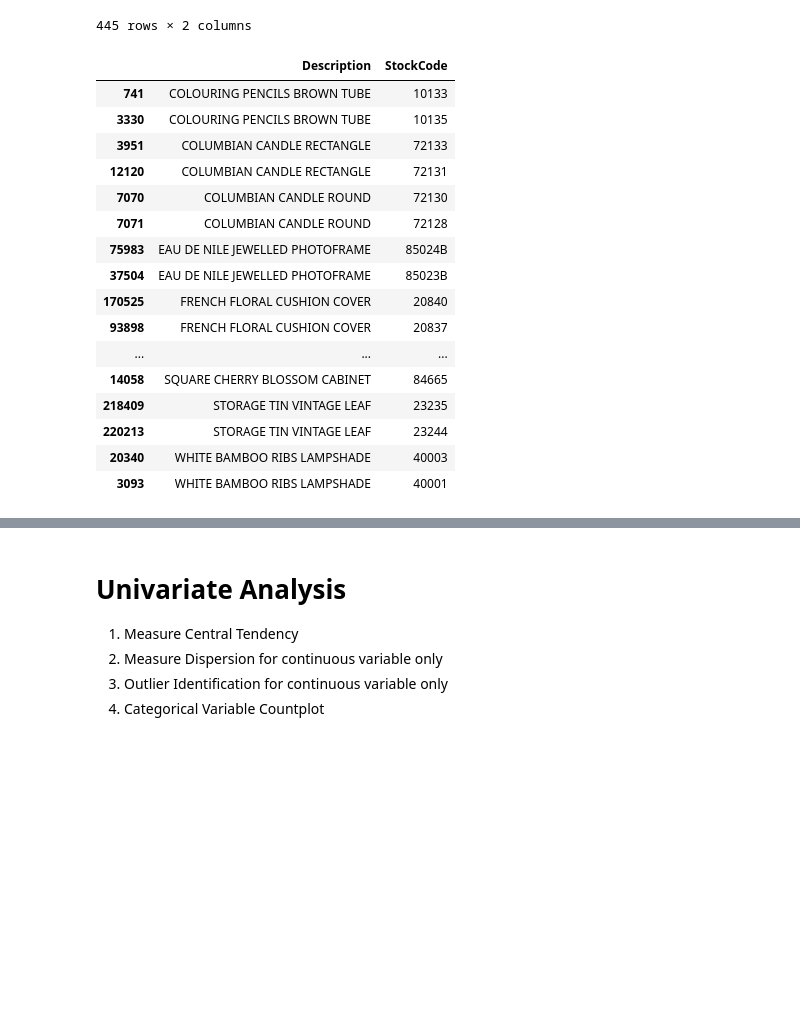
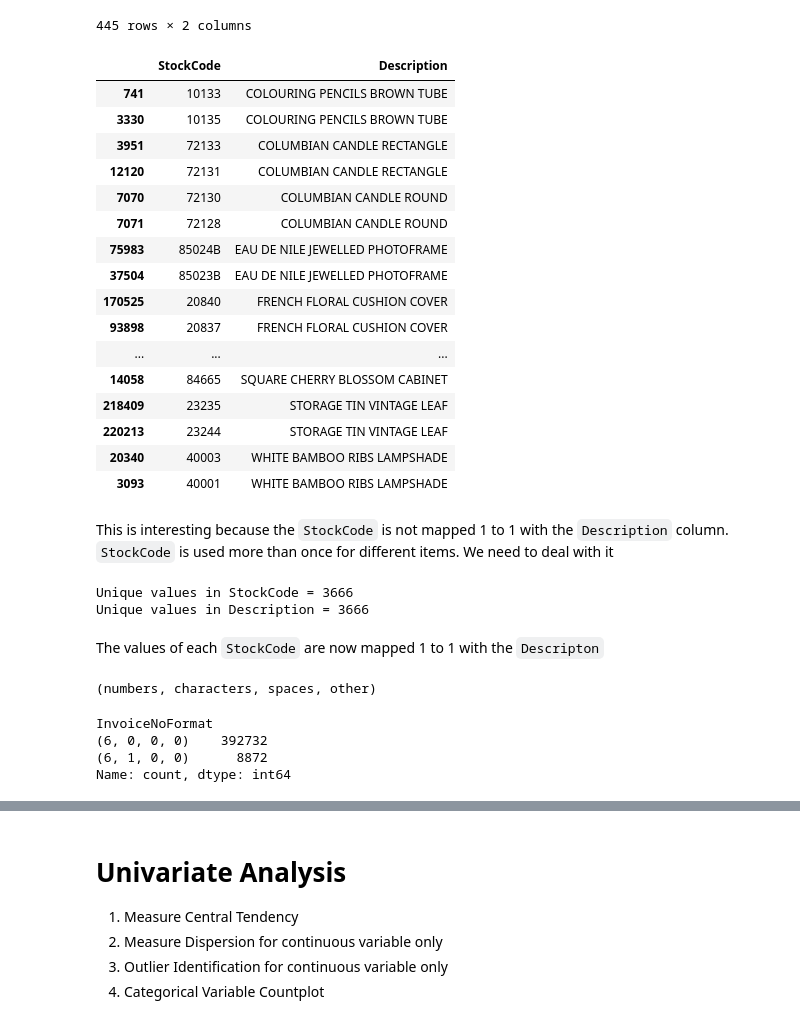
Before and after one commit to marcellinus-witarsah/online-retail-analysis, a Jupyter notebook: notebooks/analysis.ipynb, the cells around one changed output, grey strips where cells are left out. Cells and saved outputs as stored; diff of their text form; code cells hidden in the pictures; blank space fills up the shorter version.

```diff
--- a/notebooks/analysis.ipynb
+++ b/notebooks/analysis.ipynb
@@ -258,24 +264,27 @@ temp[temp.duplicated(['StockCode'], keep=False)].sort_values(by='StockCode')
 | 142063 | 90014C | SILVER/BLACK ORBIT NECKLACE |
 445 rows × 2 columns
 # %%
-temp = df.copy()[['Description', 'StockCode']]
+# check if the stockcode is used more than once for different description or other wise
+temp = df.copy()[['StockCode', 'Description']]
 temp = temp.drop_duplicates()
-temp[temp.duplicated(['Description'], keep=False)].sort_values(by='Description')
+temp[temp.duplicated(['Description'], keep=False)].sort_values(by='Description') # find the non duplicated one
 # %% [output]
-|  | Description | StockCode |
-| 741 | COLOURING PENCILS BROWN TUBE | 10133 |
-| 3330 | COLOURING PENCILS BROWN TUBE | 10135 |
-| 3951 | COLUMBIAN CANDLE RECTANGLE | 72133 |
-| 12120 | COLUMBIAN CANDLE RECTANGLE | 72131 |
-| 7070 | COLUMBIAN CANDLE ROUND | 72130 |
-| 7071 | COLUMBIAN CANDLE ROUND | 72128 |
-| 75983 | EAU DE NILE JEWELLED PHOTOFRAME | 85024B |
-| 37504 | EAU DE NILE JEWELLED PHOTOFRAME | 85023B |
-| 170525 | FRENCH FLORAL CUSHION COVER | 20840 |
-| 93898 | FRENCH FLORAL CUSHION COVER | 20837 |
+|  | StockCode | Description |
+| 741 | 10133 | COLOURING PENCILS BROWN TUBE |
+| 3330 | 10135 | COLOURING PENCILS BROWN TUBE |
+| 3951 | 72133 | COLUMBIAN CANDLE RECTANGLE |
+| 12120 | 72131 | COLUMBIAN CANDLE RECTANGLE |
+| 7070 | 72130 | COLUMBIAN CANDLE ROUND |
+| 7071 | 72128 | COLUMBIAN CANDLE ROUND |
+| 75983 | 85024B | EAU DE NILE JEWELLED PHOTOFRAME |
+| 37504 | 85023B | EAU DE NILE JEWELLED PHOTOFRAME |
+| 170525 | 20840 | FRENCH FLORAL CUSHION COVER |
+| 93898 | 20837 | FRENCH FLORAL CUSHION COVER |
 | ... | ... | ... |
-| 14058 | SQUARE CHERRY BLOSSOM CABINET | 84665 |
-| 218409 | STORAGE TIN VINTAGE LEAF | 23235 |
-| 220213 | STORAGE TIN VINTAGE LEAF | 23244 |
-| 20340 | WHITE BAMBOO RIBS LAMPSHADE | 40003 |
-| 3093 | WHITE BAMBOO RIBS LAMPSHADE | 40001 |
+| 14058 | 84665 | SQUARE CHERRY BLOSSOM CABINET |
+| 218409 | 23235 | STORAGE TIN VINTAGE LEAF |
+| 220213 | 23244 | STORAGE TIN VINTAGE LEAF |
+| 20340 | 40003 | WHITE BAMBOO RIBS LAMPSHADE |
+| 3093 | 40001 | WHITE BAMBOO RIBS LAMPSHADE |
+# %% [markdown]
+This is interesting because the `StockCode` is not mapped 1 to 1 with the `Description` column. `StockCode` is used more than once for different items. We need to deal with it
@@ -281,0 +301,19 @@ temp[temp.duplicated(['Description'], keep=False)].sort_values(by='Description')
+# %%
+print("Unique values in StockCode =", len(df['StockCode'].unique()))
+print("Unique values in Description =", len(df['Description'].unique()))
+# %% [output]
+Unique values in StockCode = 3666
+Unique values in Description = 3666
+# %% [markdown]
+The values of each `StockCode` are now mapped 1 to 1 with the `Descripton`
+# %%
+# check InvoiceNo
+print("(numbers, characters, spaces, other)")
+df['InvoiceNoFormat'] = df['InvoiceNo'].apply(check_format)
+df['InvoiceNoFormat'].value_counts()
+# %% [output]
+(numbers, characters, spaces, other)
+InvoiceNoFormat
+(6, 0, 0, 0)    392732
+(6, 1, 0, 0)      8872
+Name: count, dtype: int64
```
Also changed, not shown: parts of 11 cells of this notebook.
